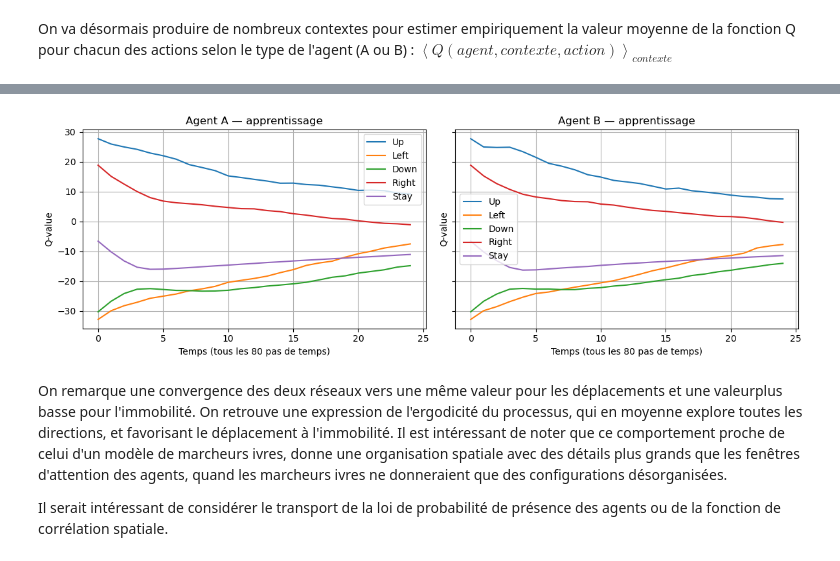
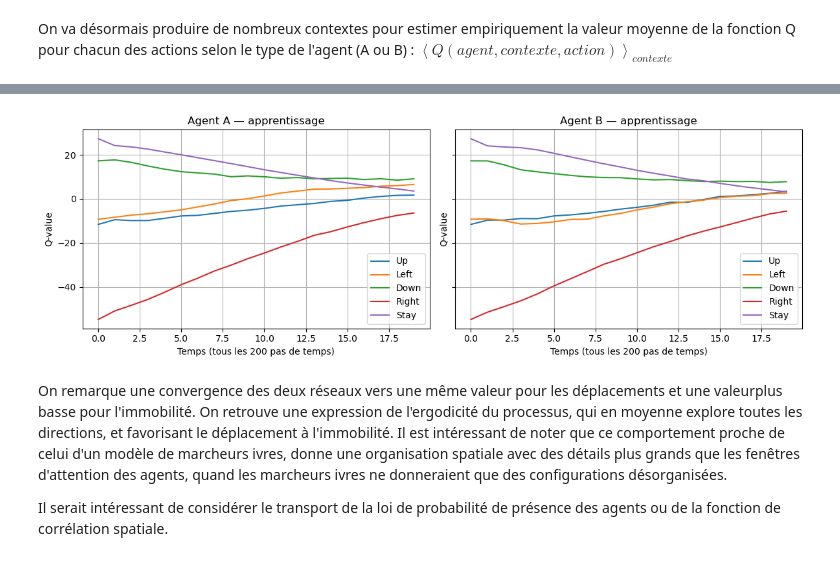
Before and after one commit to PGuimbard/SegregationQNN, a Jupyter notebook: VF_intepretation.ipynb, the cells around one changed output, grey strips where cells are left out. Cells and saved outputs as stored; diff of their text form; code cells hidden in the pictures.

```diff
--- a/VF_intepretation.ipynb
+++ b/VF_intepretation.ipynb
@@ -67,18 +66,18 @@ def show_snapshots(grids_dict, suptitle=''):
 GRID_SIZE    = (50, 50)
 P_HUNTER     = 0.05      # densité par type  (~10% des cases sont occupées)
 P_PREY       = 0.0       # pas de proie, les auteurs ont prévu des systèmes plus riches
-AGENT_RANGE  = 1         # réglage de la fenetre d'attention de l'agent 2*r+1 x 2*r+1 (ex : Schelling = r=1)
+AGENT_RANGE  = 3         # réglage de la fenetre d'attention de l'agent 2*r+1 x 2*r+1 (ex : Schelling = r=1)
 PREY_REWARD  = 0         # gamma reward multiplier (IR) essayer avec 25 (segregation max, avec alpha = 1)
 MAX_AGE      = 100       # age max des agents
 ALPHA        = 1.0       # weight of opposite-type neighbor penalty
 BETA         = 1.0       # weight of alive bonus
 GAMMA        = 1.0       # weight of predation reward
-ITERATIONS   = 2000     # max steps
+ITERATIONS   = 4000     # max steps
 EPS_CONV     = 1e-6      # convergence threshold (paper default)
 SNAP_STEPS   = [0, 50, 100, 150, 200, 249]  # steps to snapshot
 EPISODES     = 1         # number of iterated experiments (I guess)
 
-EXP_NAME = 'small4'
+EXP_NAME = '3layers4hidden'
 # %% [markdown]
 ## 3. Initialisation de la simulatoin et entrainement
 # %%
@@ -117,4 +116,4 @@ Environment created.
 # %%
 q_A_time, q_B_time = play(society, episodes=EPISODES, iterations=ITERATIONS, eps=EPS_CONV,
-                          log_q=True, log_every=80, n_avg=200)
+                          log_q=True, log_every=200, n_avg=200)
 # %% [output]
@@ -202,23 +220,24 @@ Q-values for type B, f_s=0.041, f_o=0.05 (avg over 200 patches):
 # %%
 fig, axes = plt.subplots(1, 2, figsize=(12, 4), sharey=True)
 
 for i, action in enumerate(ACTION_NAMES):
     axes[0].plot(q_A_time[:, i], label=action)
     axes[1].plot(q_B_time[:, i], label=action)
 
 axes[0].set_title("Agent A — apprentissage")
 axes[1].set_title("Agent B — apprentissage")
 
 for ax in axes:
-    ax.set_xlabel("Temps (tous les 80 pas de temps)")
+    ax.set_xlabel("Temps (tous les 200 pas de temps)")
     ax.set_ylabel("Q-value")
     ax.legend()
     ax.grid(True)
 
 plt.tight_layout()
+plt.savefig('Q values')
 plt.show()
 # %% [output]
-[figure, old version]
+[figure, new version]
 # %% [markdown]
 On remarque une convergence des deux réseaux vers une même valeur pour les déplacements et une valeurplus basse pour l'immobilité. On retrouve une expression de l'ergodicité du processus, qui en moyenne explore toutes les directions, et favorisant le déplacement à l'immobilité. Il est intéressant de noter que ce comportement proche de celui d'un modèle de marcheurs ivres, donne une organisation spatiale avec des détails plus grands que les fenêtres d'attention des agents, quand les marcheurs ivres ne donneraient que des configurations désorganisées.
 
```
Also changed, not shown: parts of 17 cells of this notebook, 34 other files.
